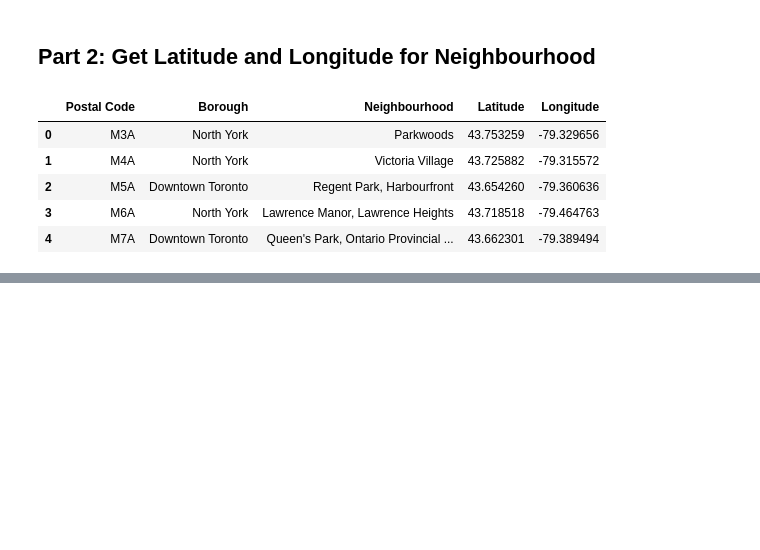
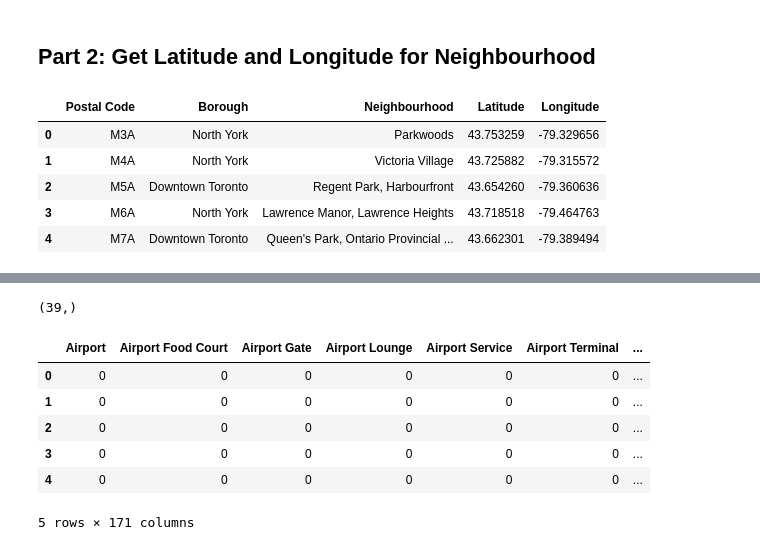
Before and after one commit to SarahLares/Coursera_Capstone, a Jupyter notebook: Clustering_Neighborhoods_Toronto.ipynb, the cells around one changed output, grey strips where cells are left out. Cells and saved outputs as stored; diff of their text form; code cells hidden in the pictures; blank space fills up the shorter version.

```diff
--- a/Clustering_Neighborhoods_Toronto.ipynb
+++ b/Clustering_Neighborhoods_Toronto.ipynb
@@ -60,0 +152,9 @@ df_toronto.head()
+# %%
+CLIENT_ID = '41KH5UCUZIRFBZDRECEWCZIVIKUQZIH5ABT2TJ0LXVE4QLMZ'
+CLIENT_SECRET = 'OLQMMY3ROCH41CJFYDCV4DKZCBRS01SCRV5XGNZCU1F4HWIA'
+
+VERSION = '20180605'
+
+print('Your credentails:')
+print('CLIENT_ID: ' + CLIENT_ID)
+print('CLIENT_SECRET:' + CLIENT_SECRET)
@@ -60,0 +215,17 @@ df_toronto.head()
+# %%
+Toronto_venues['Neighborhood'].unique().shape
+# %% [output]
+(39,)
+# %%
+toronto_onehot = pd.get_dummies(Toronto_venues[['Venue Category']], prefix="", prefix_sep="")
+toronto_onehot['Neighborhood'] = Toronto_venues['Neighborhood']
+
+toronto_onehot.head()
+# %% [output]
+|  | Airport | Airport Food Court | Airport Gate | Airport Lounge | Airport Service | Airport Terminal | ... |
+| 0 | 0 | 0 | 0 | 0 | 0 | 0 | ... |
+| 1 | 0 | 0 | 0 | 0 | 0 | 0 | ... |
+| 2 | 0 | 0 | 0 | 0 | 0 | 0 | ... |
+| 3 | 0 | 0 | 0 | 0 | 0 | 0 | ... |
+| 4 | 0 | 0 | 0 | 0 | 0 | 0 | ... |
+5 rows × 171 columns
```
Also changed, not shown: parts of 36 cells of this notebook.
